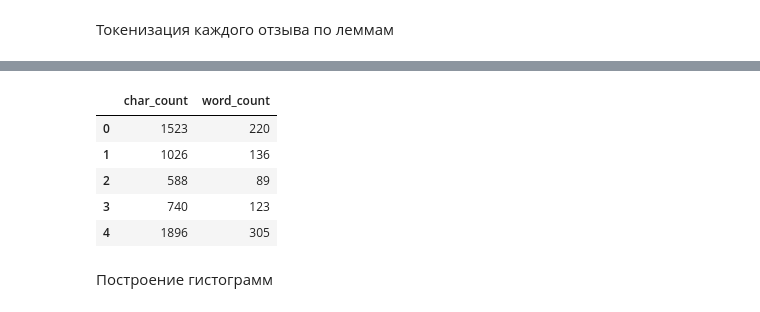
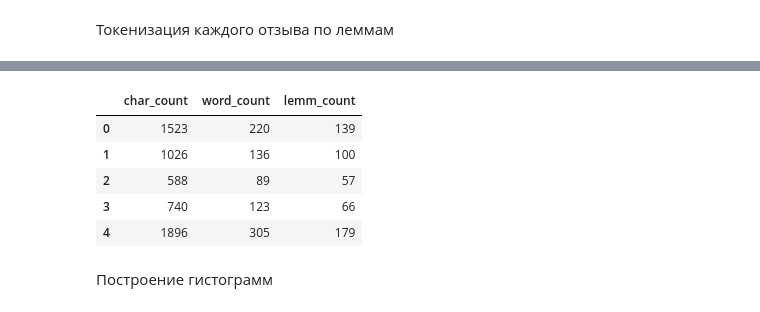
Before and after one commit to BalshowAndrew/netol_classes02, a Jupyter notebook: nlp/03_hw_banki_TM_and_classification.ipynb, the cells around one changed output, grey strips where cells are left out. Saved outputs shown, nothing was run; the diff lists cells and outputs as text; code cells hidden in the pictures.

```diff
--- a/nlp/03_hw_banki_TM_and_classification.ipynb
+++ b/nlp/03_hw_banki_TM_and_classification.ipynb
@@ -250,0 +272,5 @@ df_text.to_csv('../content/drive/MyDrive/DeepLearning/banki_responses_02.csv', i
+# %%
+path_df_parsed = '../content/drive/MyDrive/DeepLearning/banki_responses_parsed.parquet'
+path_df_parsed_compressed = '../content/drive/MyDrive/DeepLearning/banki_responses_parsed_compressed.parquet'
+path_parquet = 'banki_responses_parsed.parquet'
+path_parquet_compressed = 'banki_responses_parsed_compressed.parquet'
@@ -250,0 +351,8 @@ df_text.to_csv('../content/drive/MyDrive/DeepLearning/banki_responses_02.csv', i
+# %%
+df_text = pd.read_parquet(
+    path_parquet,
+    engine='pyarrow',
+    use_threads=False
+)
+
+df_text.head()
@@ -251,16 +366,18 @@ df_text.to_csv('../content/drive/MyDrive/DeepLearning/banki_responses_02.csv', i
 # %%
 # количество символов
-df['char_count'] = df['text'].str.len()
+df_text['char_count'] = df_text['text'].str.len()
 # количество слов после токенизации
-df['word_count'] = df['tokens'].str.len()
-df[['char_count', 'word_count']].head()
+df_text['word_count'] = df_text['tokens'].str.len()
+# количество слов после лемматизации
+df_text['lemm_count'] = df_text['tokens_lemm'].str.len()
+df_text[['char_count', 'word_count', 'lemm_count']].head()
 # %% [output]
-|  | char_count | word_count |
-| 0 | 1523 | 220 |
-| 1 | 1026 | 136 |
-| 2 | 588 | 89 |
-| 3 | 740 | 123 |
-| 4 | 1896 | 305 |
+|  | char_count | word_count | lemm_count |
+| 0 | 1523 | 220 | 139 |
+| 1 | 1026 | 136 | 100 |
+| 2 | 588 | 89 | 57 |
+| 3 | 740 | 123 | 66 |
+| 4 | 1896 | 305 | 179 |
 # %% [markdown]
 Построение гистограмм
 # %%
```
Also changed, not shown: parts of 69 cells of this notebook, 2 other files.
